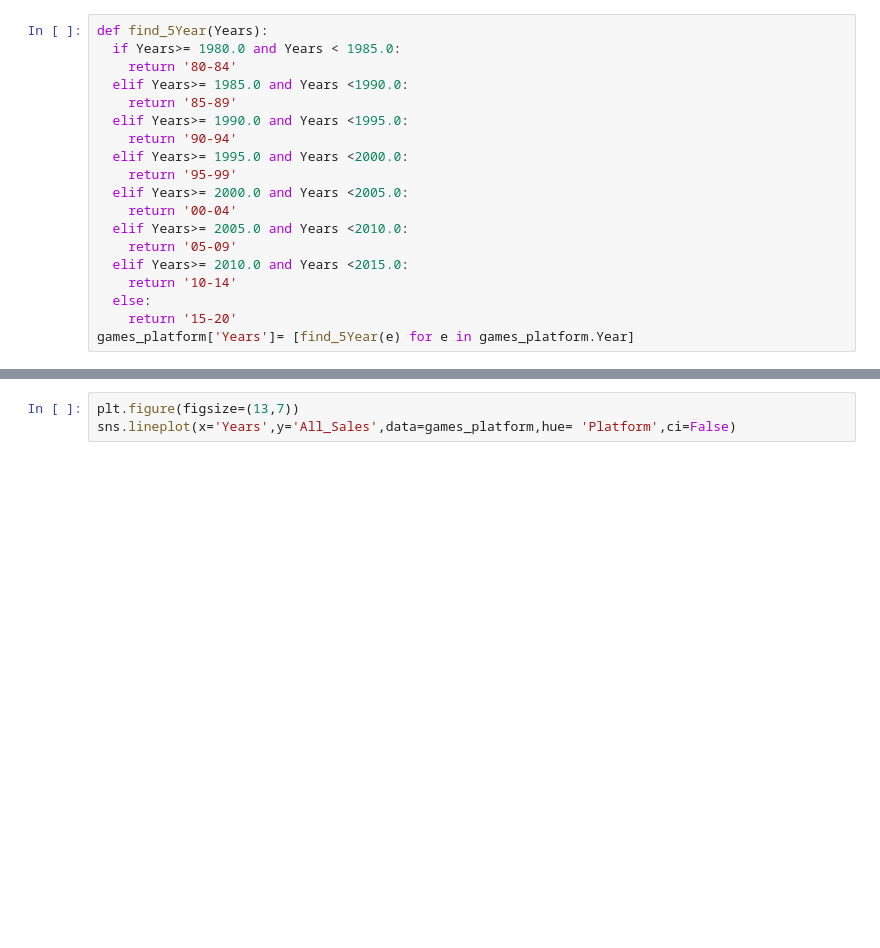
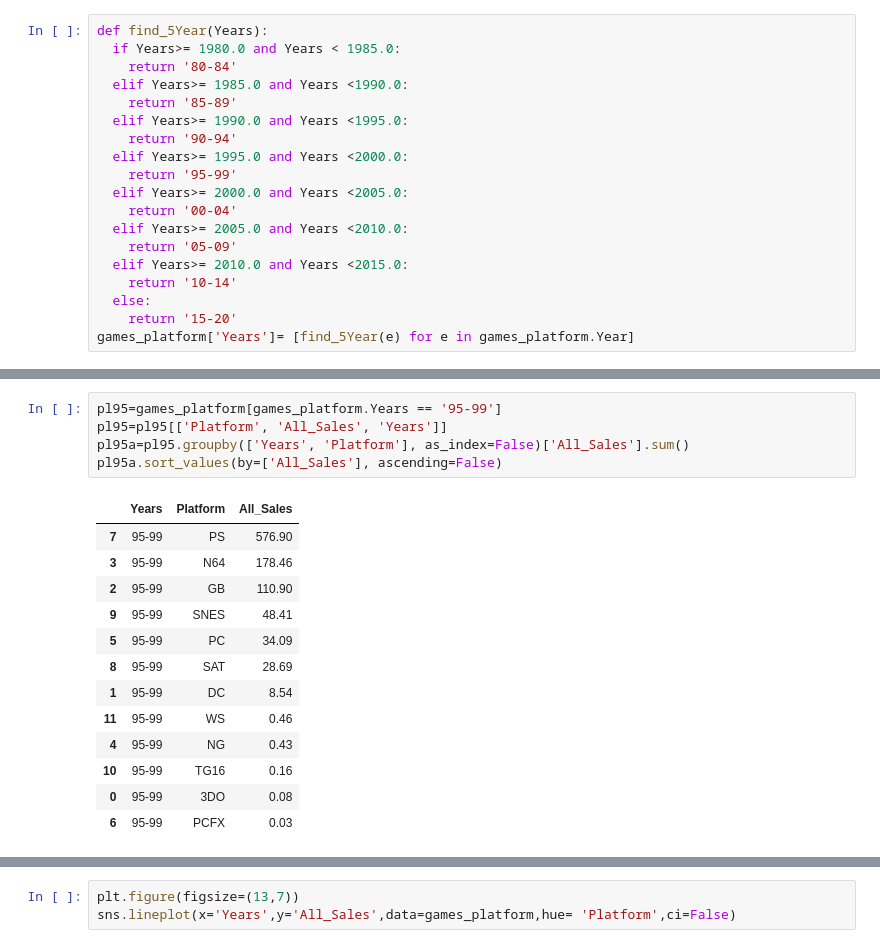
Before and after one commit to okok7272/CodeStatesProject, a Jupyter notebook: Section1/Project1_game_trends.ipynb, the cells around one changed output, grey strips where cells are left out. Drawn from its saved outputs; the diff is of its cells as text; blank space fills up the shorter version.

```diff
--- a/Section1/Project1_game_trends.ipynb
+++ b/Section1/Project1_game_trends.ipynb
@@ -534,0 +575,19 @@ games_platform['Years']= [find_5Year(e) for e in games_platform.Year]
+# %%
+pl95=games_platform[games_platform.Years == '95-99']
+pl95=pl95[['Platform', 'All_Sales', 'Years']]
+pl95a=pl95.groupby(['Years', 'Platform'], as_index=False)['All_Sales'].sum()
+pl95a.sort_values(by=['All_Sales'], ascending=False)
+# %% [output]
+|  | Years | Platform | All_Sales |
+| 7 | 95-99 | PS | 576.90 |
+| 3 | 95-99 | N64 | 178.46 |
+| 2 | 95-99 | GB | 110.90 |
+| 9 | 95-99 | SNES | 48.41 |
+| 5 | 95-99 | PC | 34.09 |
+| 8 | 95-99 | SAT | 28.69 |
+| 1 | 95-99 | DC | 8.54 |
+| 11 | 95-99 | WS | 0.46 |
+| 4 | 95-99 | NG | 0.43 |
+| 10 | 95-99 | TG16 | 0.16 |
+| 0 | 95-99 | 3DO | 0.08 |
+| 6 | 95-99 | PCFX | 0.03 |
```
Also changed, not shown: parts of 30 cells of this notebook.
